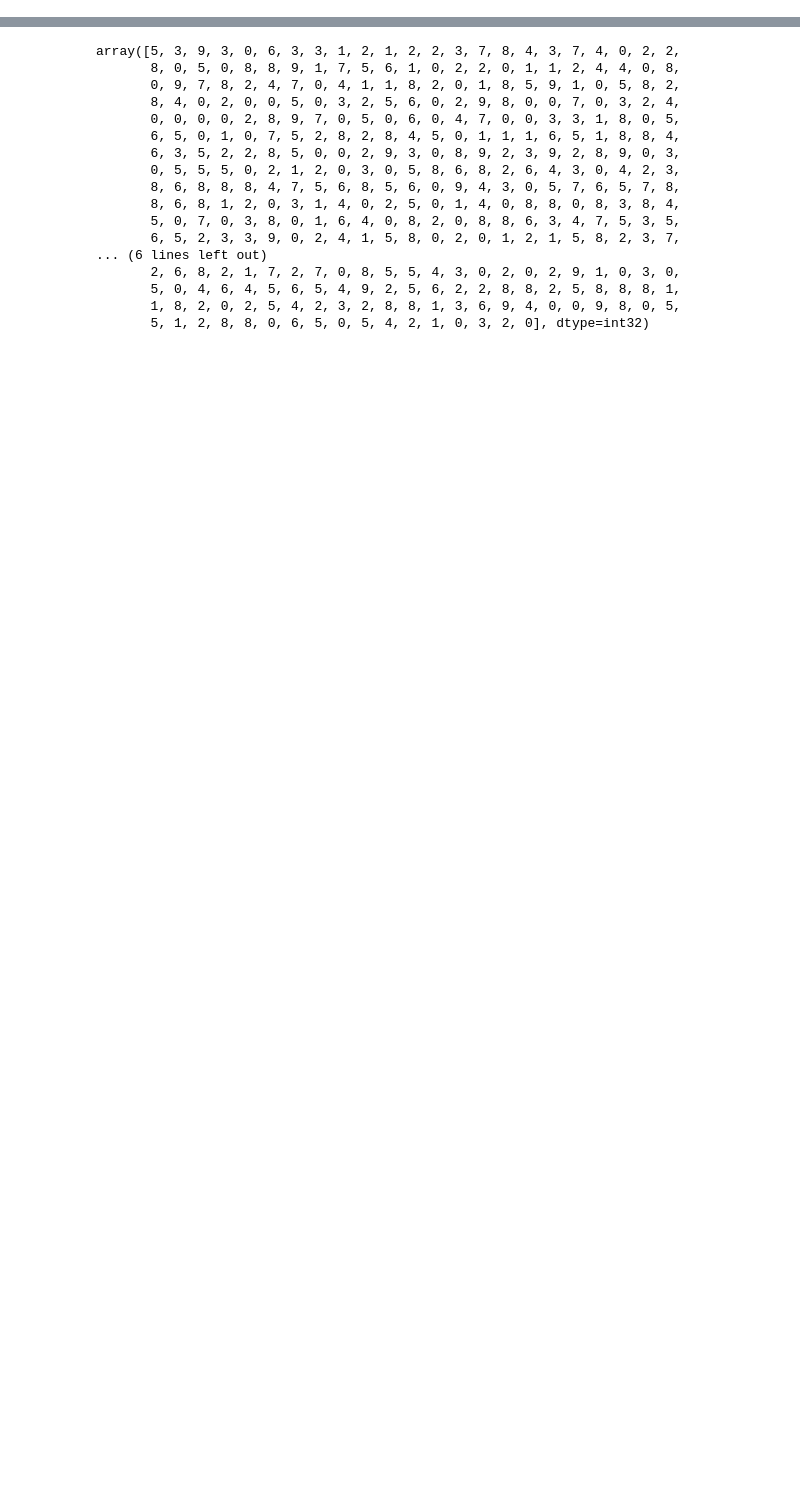
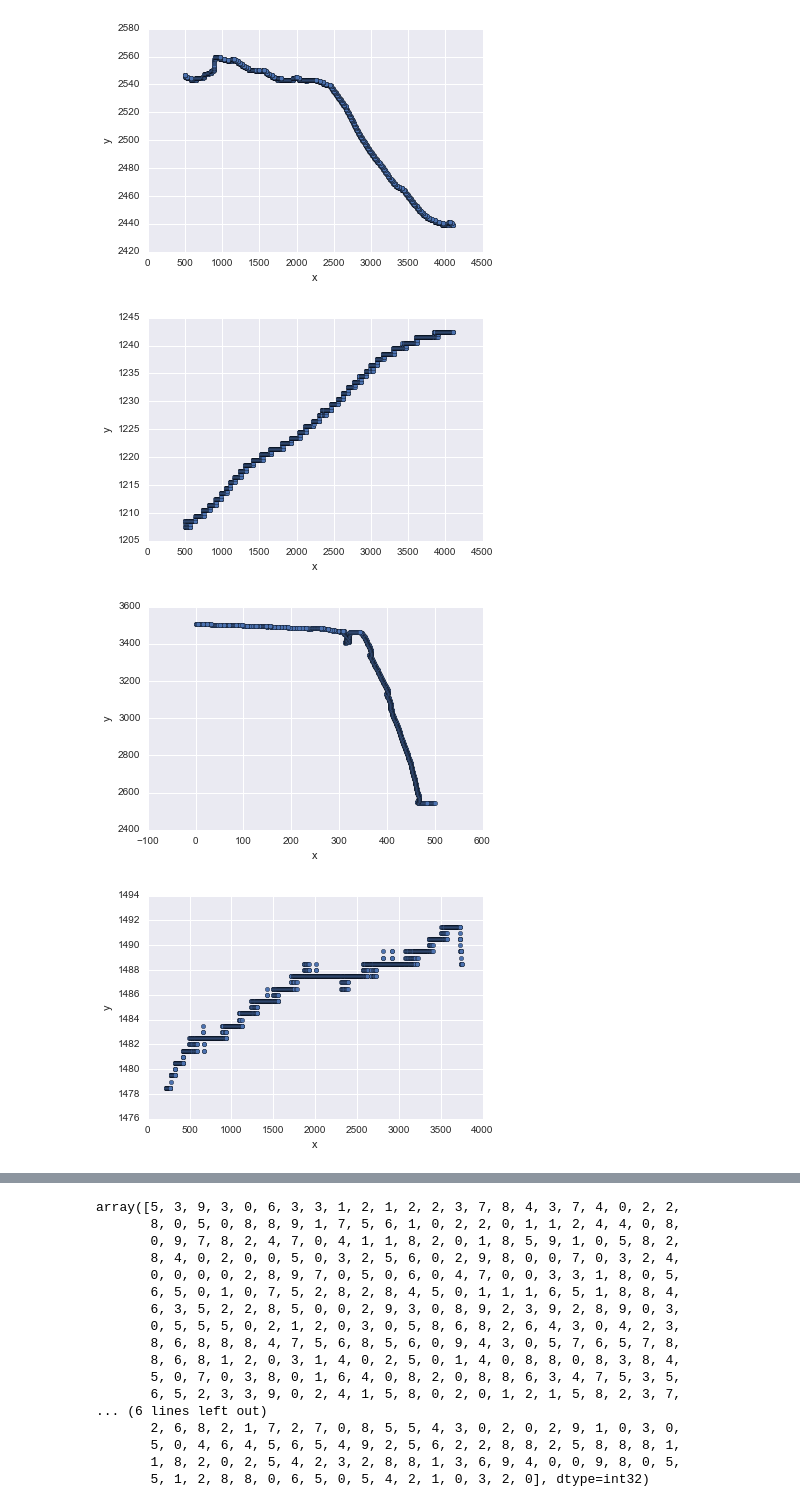
Before and after one commit to HackTheStacks/TeamDarWin-darwin-cluster, a Jupyter notebook: Cluster Base.ipynb, the cells around one changed output, grey strips where cells are left out. Drawn from its saved outputs; the diff is of its cells as text; code cells hidden in the pictures; blank space fills up the shorter version.

```diff
--- a/Cluster Base.ipynb
+++ b/Cluster Base.ipynb
@@ -4,2 +7,27 @@ import numpy as np
 # %%
 random_frame = pd.DataFrame(np.random.randn(500, 2), columns=["x", "y"])
+# %%
+DATA_DIR = 'sample_csv'
+file_names = os.listdir('./%s' % DATA_DIR)
+
+FEAT_TRANSFORM = {
+    'Points:0': 'x', # is this right?
+    'Points:1': 'y'
+}
+FEATURES = FEAT_TRANSFORM.values()
+
+def load_edge(file_name):
+    image_path = '%s/%s' % (DATA_DIR, file_name)
+    return pd.read_csv(image_path)[list(FEATS.keys())].rename(columns=FEATS)
+# %%
+from matplotlib import pyplot as plt
+edges = []
+for file_name in file_names:
+    edge = load_edge(file_name)
+    edges.append(edge)
+    edge.plot(kind="scatter", x='x', y='y')
+# %% [output]
+[figure, added]
+[figure, added]
+[figure, added]
+[figure, added]
```
Also changed, not shown: parts of 3 cells of this notebook, 1 other file.
